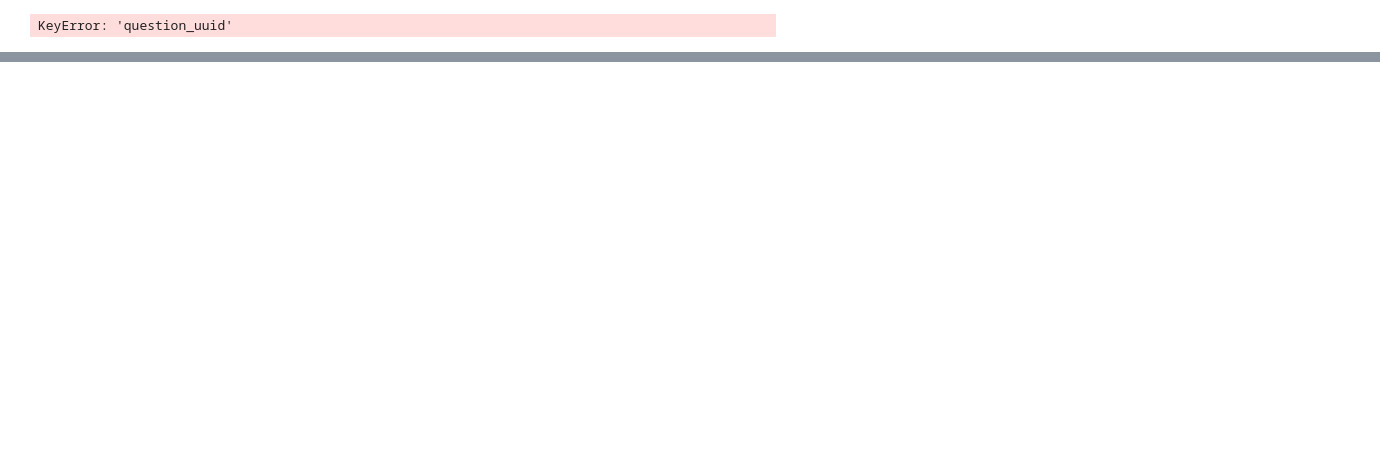
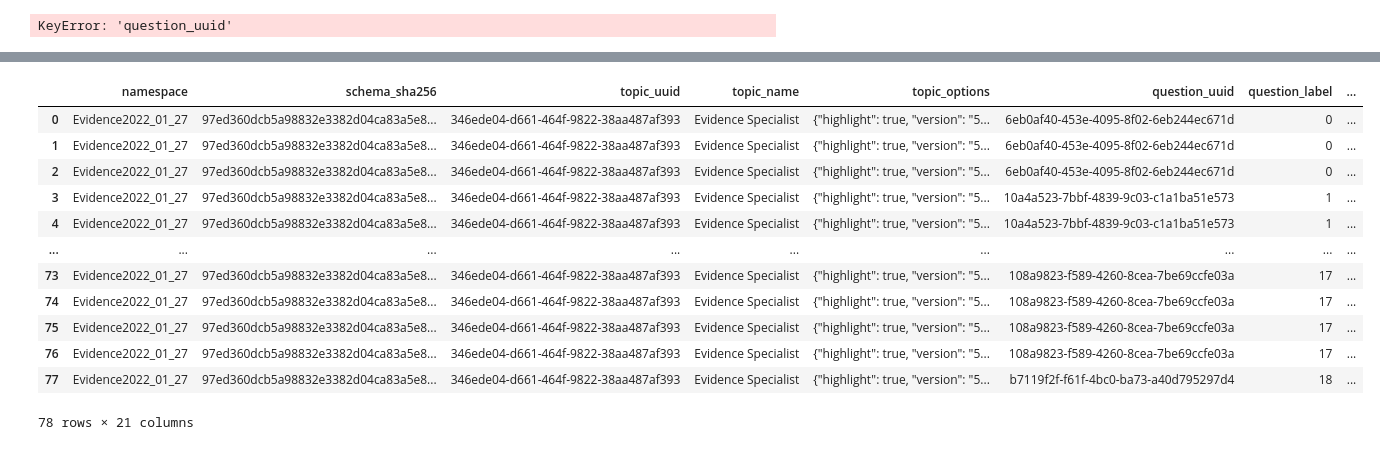
Before and after one commit to sushantvema/user-monitoring, a Jupyter notebook: ucs-update-algorithm/testing.ipynb, the cells around one changed output, grey strips where cells are left out. Drawn from its saved outputs; the diff is of its cells as text; code cells hidden in the pictures; blank space fills up the shorter version.

```diff
--- a/ucs-update-algorithm/testing.ipynb
+++ b/ucs-update-algorithm/testing.ipynb
@@ -430,0 +499,16 @@ df.sort_values("score", ascending=False).to_csv("./dekai-results/whitelisted_ucs
+# %%
+temp_schema
+# %% [output]
+|  | namespace | schema_sha256 | topic_uuid | topic_name | topic_options | question_uuid | question_label | ... |
+| 0 | Evidence2022_01_27 | 97ed360dcb5a98832e3382d04ca83a5e8... | 346ede04-d661-464f-9822-38aa487af393 | Evidence Specialist | {"highlight": true, "version": "5... | 6eb0af40-453e-4095-8f02-6eb244ec671d | 0 | ... |
+| 1 | Evidence2022_01_27 | 97ed360dcb5a98832e3382d04ca83a5e8... | 346ede04-d661-464f-9822-38aa487af393 | Evidence Specialist | {"highlight": true, "version": "5... | 6eb0af40-453e-4095-8f02-6eb244ec671d | 0 | ... |
+| 2 | Evidence2022_01_27 | 97ed360dcb5a98832e3382d04ca83a5e8... | 346ede04-d661-464f-9822-38aa487af393 | Evidence Specialist | {"highlight": true, "version": "5... | 6eb0af40-453e-4095-8f02-6eb244ec671d | 0 | ... |
+| 3 | Evidence2022_01_27 | 97ed360dcb5a98832e3382d04ca83a5e8... | 346ede04-d661-464f-9822-38aa487af393 | Evidence Specialist | {"highlight": true, "version": "5... | 10a4a523-7bbf-4839-9c03-c1a1ba51e573 | 1 | ... |
+| 4 | Evidence2022_01_27 | 97ed360dcb5a98832e3382d04ca83a5e8... | 346ede04-d661-464f-9822-38aa487af393 | Evidence Specialist | {"highlight": true, "version": "5... | 10a4a523-7bbf-4839-9c03-c1a1ba51e573 | 1 | ... |
+| ... | ... | ... | ... | ... | ... | ... | ... | ... |
+| 73 | Evidence2022_01_27 | 97ed360dcb5a98832e3382d04ca83a5e8... | 346ede04-d661-464f-9822-38aa487af393 | Evidence Specialist | {"highlight": true, "version": "5... | 108a9823-f589-4260-8cea-7be69ccfe03a | 17 | ... |
+| 74 | Evidence2022_01_27 | 97ed360dcb5a98832e3382d04ca83a5e8... | 346ede04-d661-464f-9822-38aa487af393 | Evidence Specialist | {"highlight": true, "version": "5... | 108a9823-f589-4260-8cea-7be69ccfe03a | 17 | ... |
+| 75 | Evidence2022_01_27 | 97ed360dcb5a98832e3382d04ca83a5e8... | 346ede04-d661-464f-9822-38aa487af393 | Evidence Specialist | {"highlight": true, "version": "5... | 108a9823-f589-4260-8cea-7be69ccfe03a | 17 | ... |
+| 76 | Evidence2022_01_27 | 97ed360dcb5a98832e3382d04ca83a5e8... | 346ede04-d661-464f-9822-38aa487af393 | Evidence Specialist | {"highlight": true, "version": "5... | 108a9823-f589-4260-8cea-7be69ccfe03a | 17 | ... |
+| 77 | Evidence2022_01_27 | 97ed360dcb5a98832e3382d04ca83a5e8... | 346ede04-d661-464f-9822-38aa487af393 | Evidence Specialist | {"highlight": true, "version": "5... | b7119f2f-f61f-4bc0-ba73-a40d795297d4 | 18 | ... |
+78 rows × 21 columns
```
Also changed, not shown: parts of 10 cells of this notebook, 14 other files.
